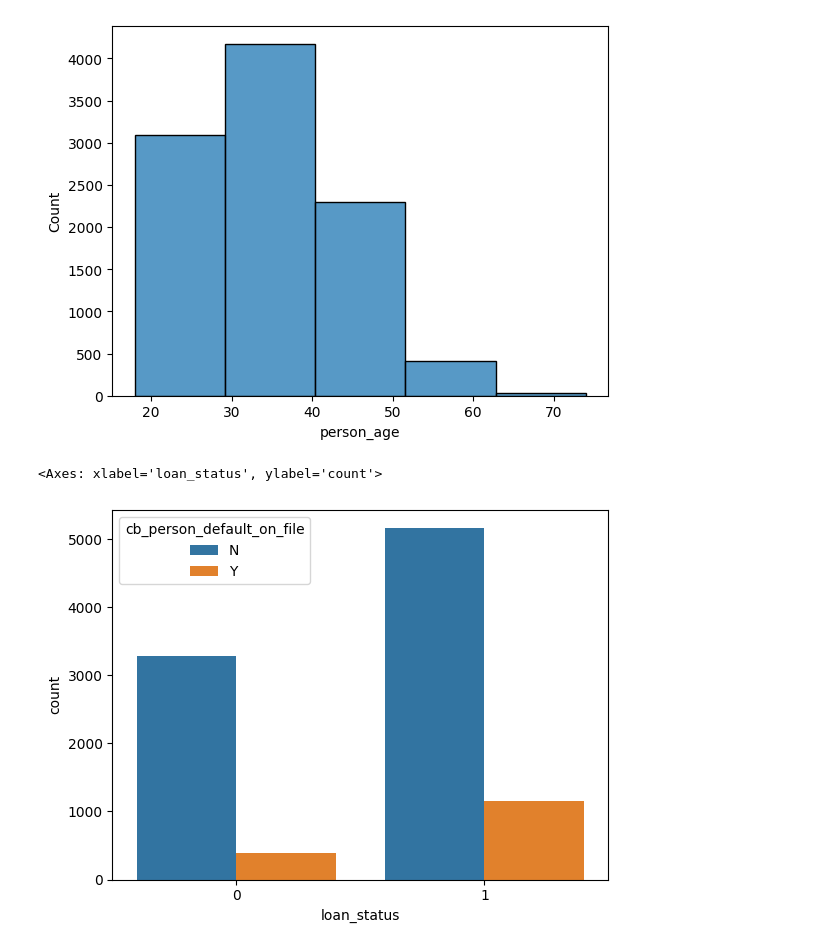
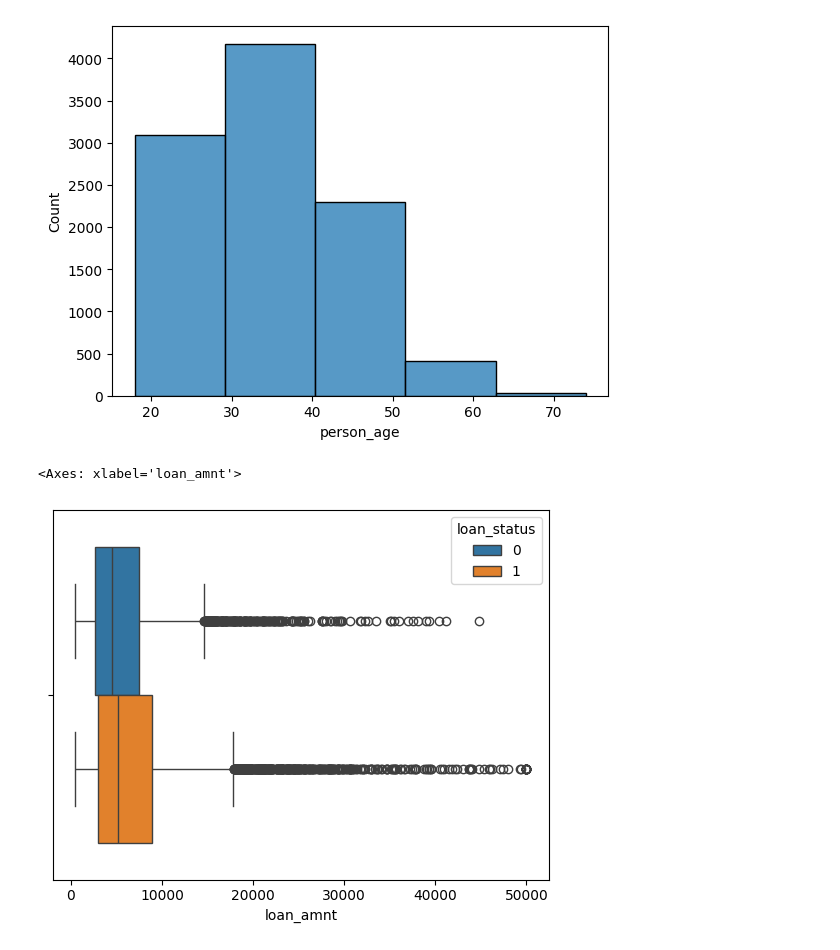
Before and after one commit to Nikesh5005/ML_PROJ, a Jupyter notebook: Loan_Default_Prediction_System_data_preprocess.ipynb, the cells around one changed output. Cells and saved outputs as stored; diff of their text form; code cells hidden in the pictures.

```diff
--- a/Loan_Default_Prediction_System_data_preprocess.ipynb
+++ b/Loan_Default_Prediction_System_data_preprocess.ipynb
@@ -72,8 +72,9 @@ sns.histplot(data=df, x='person_age',bins=5)
 # %% [output]
 <Axes: xlabel='person_age', ylabel='Count'>
 [figure]
-# %%
-sns.countplot(data=df, x="loan_status",hue='cb_person_default_on_file')
-# %% [output]
-<Axes: xlabel='loan_status', ylabel='count'>
-[figure, removed]
+# %%
+num_column=df.select_dtypes(include='number').columns.to_list()
+sns.boxplot(data=df,x='loan_amnt',hue='loan_status')
+# %% [output]
+<Axes: xlabel='loan_amnt'>
+[figure, added]
```
Also changed, not shown: parts of 1 cell of this notebook.
